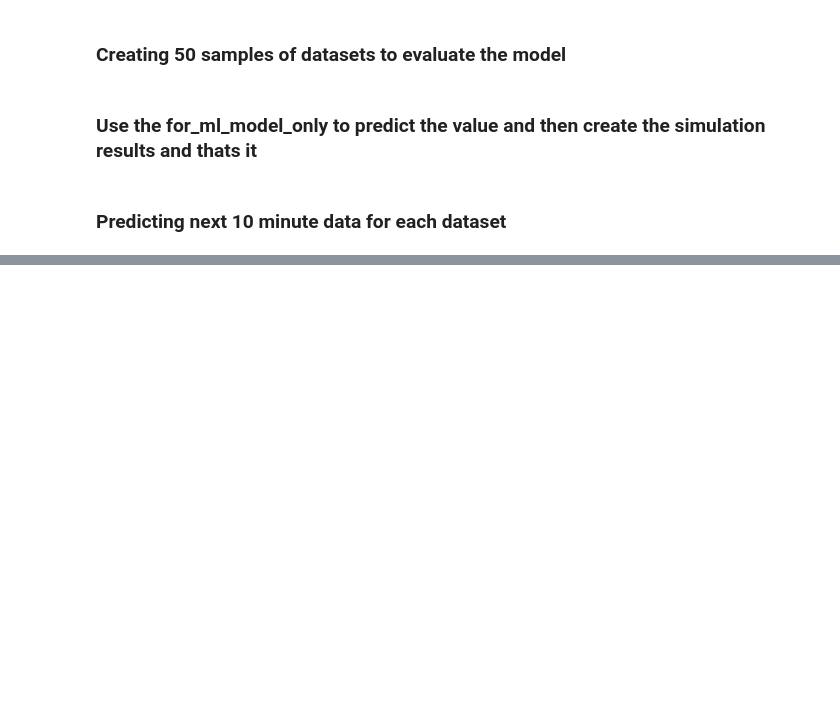
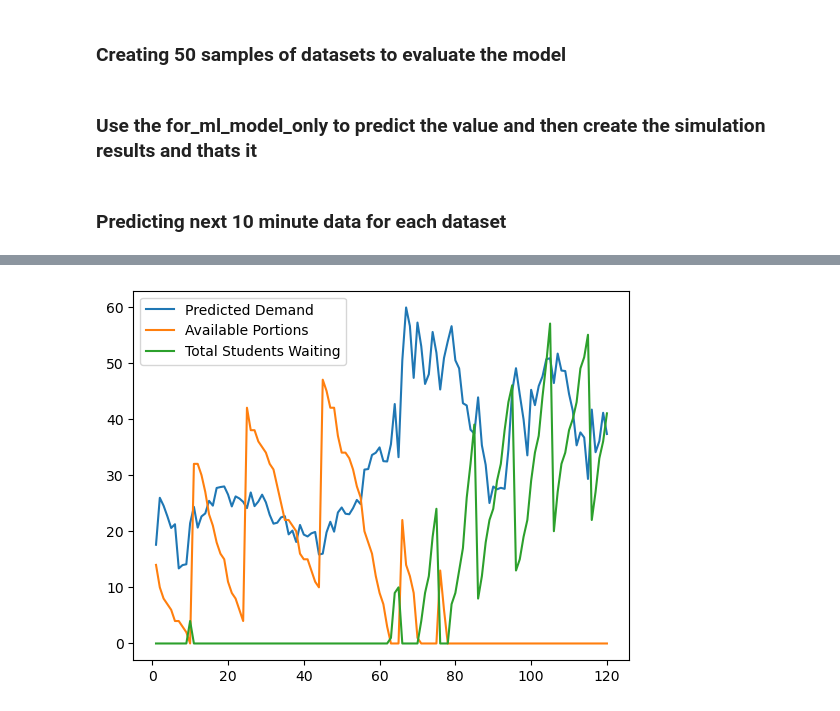
Before and after one commit to suzaladhikari/cafeteria_simulation, a Jupyter notebook: machinelearningsim.ipynb, the cells around one changed output, grey strips where cells are left out. Saved outputs shown, nothing was run; the diff lists cells and outputs as text; code cells hidden in the pictures; blank space fills up the shorter version.

```diff
--- a/machinelearningsim.ipynb
+++ b/machinelearningsim.ipynb
@@ -364,0 +371,2 @@ for each_dataset in for_ml_model_only:
+# %%
+result, wait = simulation(for_ml_model_only[3])
@@ -364,0 +387,8 @@ for each_dataset in for_ml_model_only:
+# %%
+plt.plot('minute', 'predicted_demand', data = result, label = 'Predicted Demand')
+plt.plot('minute', 'available_portions', data = result, label = 'Available Portions')
+plt.plot('minute', 'students_waiting', data = result, label = 'Total Students Waiting')
+plt.legend()
+plt.show()
+# %% [output]
+[figure, added]
```
Also changed, not shown: parts of 5 cells of this notebook.
